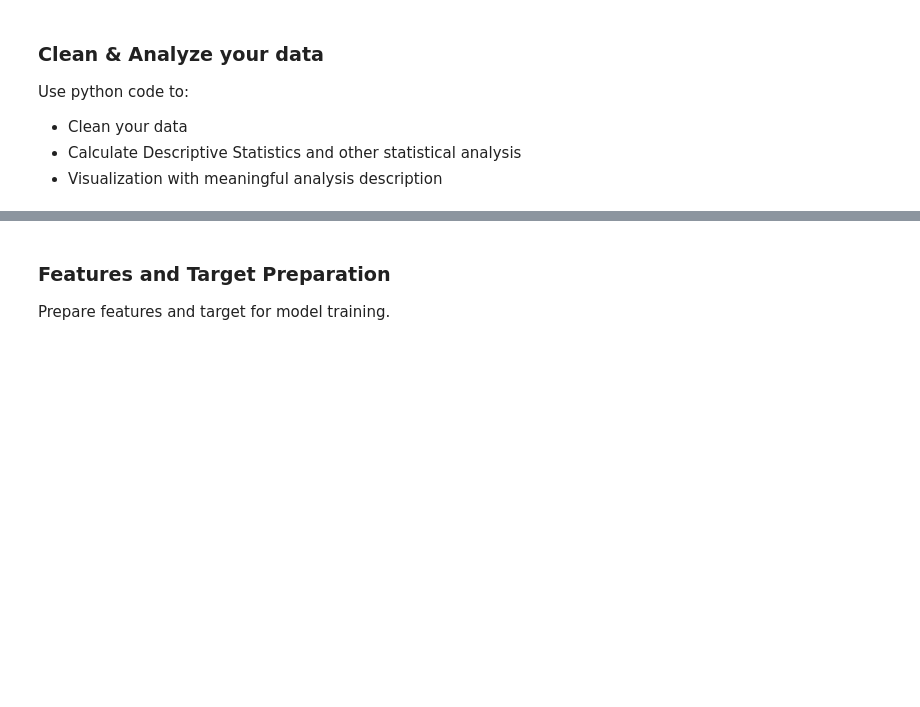
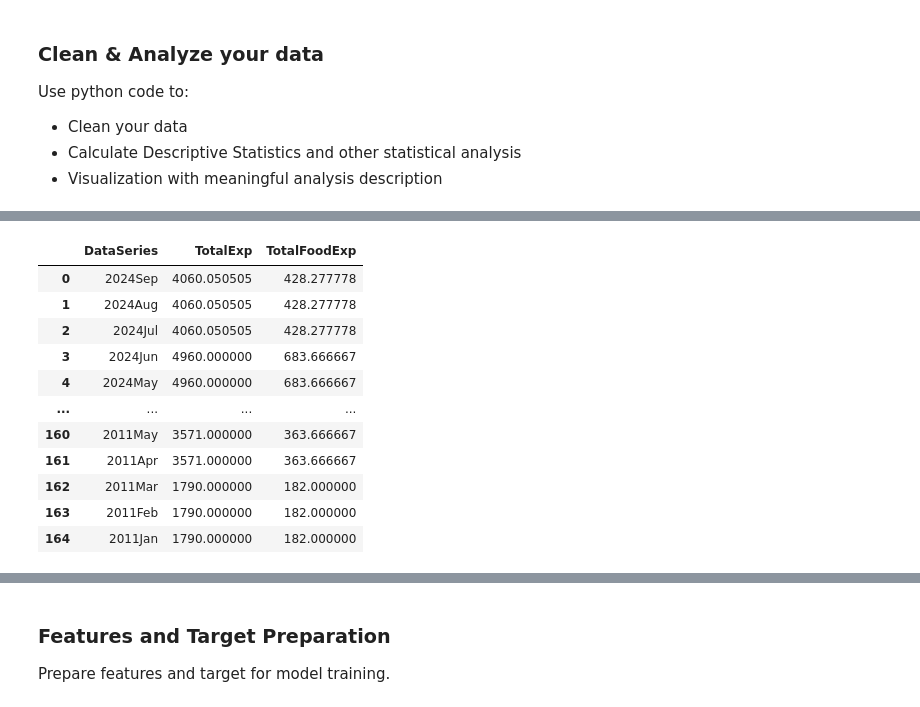
Before and after one commit to Amith1236/DTPIII, a Jupyter notebook: DTP_Machine_Learning_for_Food_Security.ipynb, the cells around one changed output, grey strips where cells are left out. Drawn from its saved outputs; the diff is of its cells as text; code cells hidden in the pictures; blank space fills up the shorter version.

```diff
--- a/DTP_Machine_Learning_for_Food_Security.ipynb
+++ b/DTP_Machine_Learning_for_Food_Security.ipynb
@@ -112,0 +259,87 @@ Use python code to:
+# %%
+#Prep d5 - quarterly tourist reports into monthly
+
+# Insert the missing row for 2024 3Q with mean values
+mean_total_exp = df5["TotalExp"].mean()
+mean_total_food_exp = df5["TotalFoodExp"].mean()
+missing_row = pd.DataFrame({
+    "DataSeries": ["2024 3Q"],
+    "TotalExp": [mean_total_exp],
+    "TotalFoodExp": [mean_total_food_exp]
+})
+
+# Append the missing row to the original DataFrame
+df5 = pd.concat([df5, missing_row], ignore_index=True)
+df5 = df5.sort_values(by="DataSeries", ).reset_index(drop=True)  # Sort to maintain chronological order
+
+# Create a list to hold the monthly data
+monthly_data = []
+
+# Iterate through each row in the updated DataFrame
+for _, row in df5.iterrows():
+    quarter = row["DataSeries"].strip()
+    year, qtr = quarter.split(" ")
+    year = int(year)
+    qtr = int(qtr[0])  # Extract the quarter number
+
+    # Map quarters to months
+    quarter_months = {
+        1: [f"{year}Jan", f"{year}Feb", f"{year}Mar"],
+        2: [f"{year}Apr", f"{year}May", f"{year}Jun"],
+        3: [f"{year}Jul", f"{year}Aug", f"{year}Sep"],
+        4: [f"{year}Oct", f"{year}Nov", f"{year}Dec"]
+    }
+
+    # Get values for TotalExp and TotalFoodExp
+    total_exp = row["TotalExp"]
+    total_food_exp = row["TotalFoodExp"]
+
+    # Calculate monthly values
+    monthly_exp = total_exp / 3
+    monthly_food_exp = total_food_exp / 3
+
+    # Create rows for each month in the quarter
+    for month in quarter_months[qtr]:
+        monthly_data.append({
+            "DataSeries": month,
+            "TotalExp": monthly_exp,
+            "TotalFoodExp": monthly_food_exp
+        })
+
+# Convert the monthly data to a DataFrame
+df_5_q = pd.DataFrame(monthly_data)
+# Convert DataSeries to datetime for proper sorting
+df_5_q['Datetime'] = pd.to_datetime(df_5_q['DataSeries'], format='%Y%b')
+
+# Sort the DataFrame by Datetime in descending order
+df_5_q = df_5_q.sort_values(by='Datetime', ascending=False).drop(columns=['Datetime']).reset_index(drop=True)
+
+# Take only n_rows number of rows
+df_5_q = df_5_q.head(n_rows)
+
+# Display the sorted DataFrame
+display(df_5_q)
+
+#prep df_4_i
+# Calculate the inflation rate using the CPI of the same month last year (-12 rows forward)
+df4['InflationRate'] = ((df4['CPIndex'] - df4['CPIndex'].shift(-12)) / df4['CPIndex'].shift(-12)) * 100
+
+# Drop the last 12 rows where inflation rate cannot be calculated
+df_4_i = df4.iloc[:-12].reset_index(drop=True)
+df_4_i = df_4_i.drop(columns=["CPIndex"])
+
+# Display the resulting DataFrame
+display(df_4_i)
+# %% [output]
+|  | DataSeries | TotalExp | TotalFoodExp |
+| 0 | 2024Sep | 4060.050505 | 428.277778 |
+| 1 | 2024Aug | 4060.050505 | 428.277778 |
+| 2 | 2024Jul | 4060.050505 | 428.277778 |
+| 3 | 2024Jun | 4960.000000 | 683.666667 |
+| 4 | 2024May | 4960.000000 | 683.666667 |
+| ... | ... | ... | ... |
+| 160 | 2011May | 3571.000000 | 363.666667 |
+| 161 | 2011Apr | 3571.000000 | 363.666667 |
+| 162 | 2011Mar | 1790.000000 | 182.000000 |
+| 163 | 2011Feb | 1790.000000 | 182.000000 |
+| 164 | 2011Jan | 1790.000000 | 182.000000 |
```
Also changed, not shown: parts of 7 cells of this notebook.
